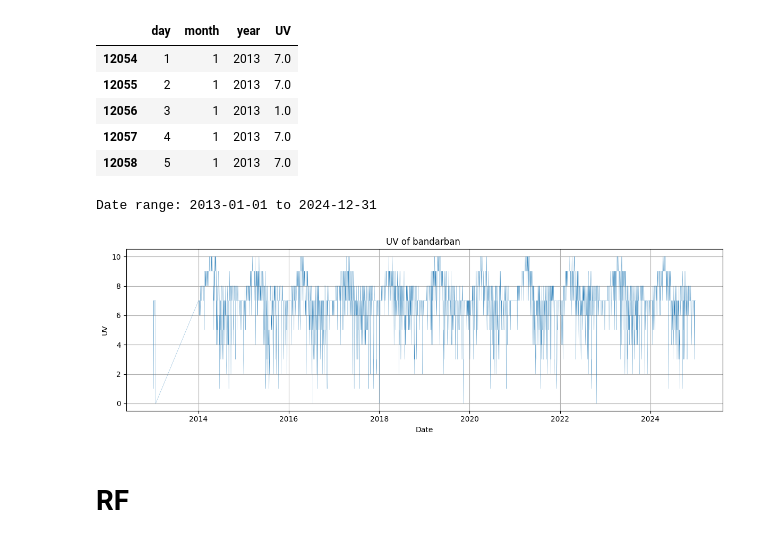
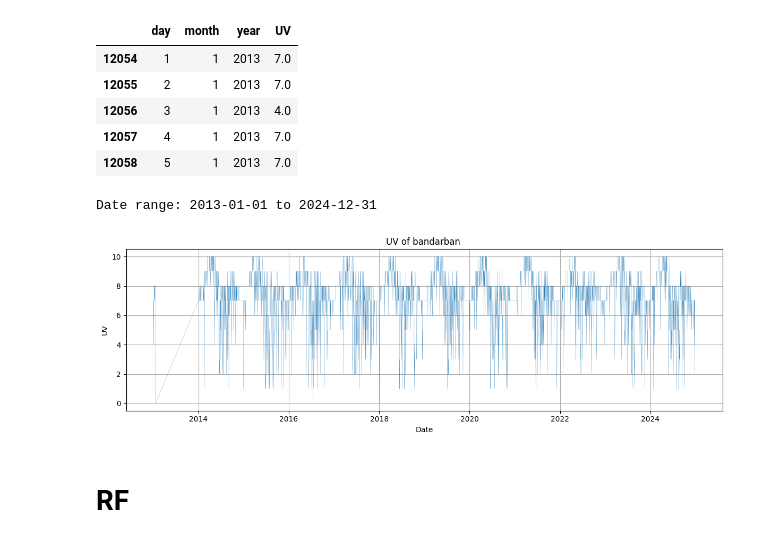
Before and after one commit to not-your-pancake/TCC_Journal, a Jupyter notebook: UV something/bagerhat_UV.ipynb, the cells around one changed output. Cells and saved outputs as stored; diff of their text form; code cells hidden in the pictures.

```diff
--- a/UV something/bagerhat_UV.ipynb
+++ b/UV something/bagerhat_UV.ipynb
@@ -3,58 +3,59 @@
 # %%
 import pandas as pd
 # %%
-df_bandarban = pd.read_csv('../1980-2024-dataset/Bagerhat_historical_weather_1980_2024.csv')
+district = 'Bandarban'
+df_district = pd.read_csv(f'../1980-2024-dataset/{district}_historical_weather_1980_2024.csv')
 
-df_bandarban = df_bandarban.drop('district', axis =1 )
+df_district = df_district.drop('district', axis =1 )
 
 desired_colmn = ['day', 'month', 'year', 'UV']
-df_bandarban = df_bandarban[desired_colmn]
+df_district = df_district[desired_colmn]
 
-df_bandarban = df_bandarban.dropna()
+df_district = df_district.dropna()
 
-df_bandarban.head()
+df_district.head()
 # %% [output]
 |  | day | month | year | UV |
 | 12054 | 1 | 1 | 2013 | 7.0 |
 | 12055 | 2 | 1 | 2013 | 7.0 |
-| 12056 | 3 | 1 | 2013 | 1.0 |
+| 12056 | 3 | 1 | 2013 | 4.0 |
 | 12057 | 4 | 1 | 2013 | 7.0 |
 | 12058 | 5 | 1 | 2013 | 7.0 |
 # %%
 import matplotlib.pyplot as plt
 
-if 'date' not in df_bandarban.columns:
-    df_bandarban['date'] = pd.to_datetime(df_bandarban[['year', 'month', 'day']])
+if 'date' not in df_district.columns:
+    df_district['date'] = pd.to_datetime(df_district[['year', 'month', 'day']])
 
 # show date range
-min_date = df_bandarban['date'].min()
-max_date = df_bandarban['date'].max()
+min_date = df_district['date'].min()
+max_date = df_district['date'].max()
 print(f"Date range: {min_date.date()} to {max_date.date()}")
 
 
 # # filter data for custom date range: 2020 to 2024
-# df_bandarban = df_bandarban[
-#     (df_bandarban['date'] >= '1980-01-01') & (df_bandarban['date'] <= '2024-12-31')
+# df_district = df_district[
+#     (df_district['date'] >= '1980-01-01') & (df_district['date'] <= '2024-12-31')
 # ]
-# custom_range_df = df_bandarban.copy()
+# custom_range_df = df_district.copy()
 
 # # show date range
 # min_date = custom_range_df['date'].min()
 # max_date = custom_range_df['date'].max()
 # print(f"Date range: {min_date.date()} to {max_date.date()}")
 
 # plot daily temperature time series
 plt.figure(figsize=(12, 4))
-plt.plot(df_bandarban['date'], df_bandarban['UV'], linewidth=0.2)
+plt.plot(df_district['date'], df_district['UV'], linewidth=0.2)
 plt.xlabel('Date')
 plt.ylabel('UV')
 plt.title('UV of bandarban ')
 plt.grid(True)
 plt.tight_layout()
 plt.show()
 # %% [output]
 Date range: 2013-01-01 to 2024-12-31
-[figure, old version]
+[figure, new version]
 # %%
 import pandas as pd
 import numpy as np
```
Also changed, not shown: parts of 12 cells of this notebook, 8 other files.
